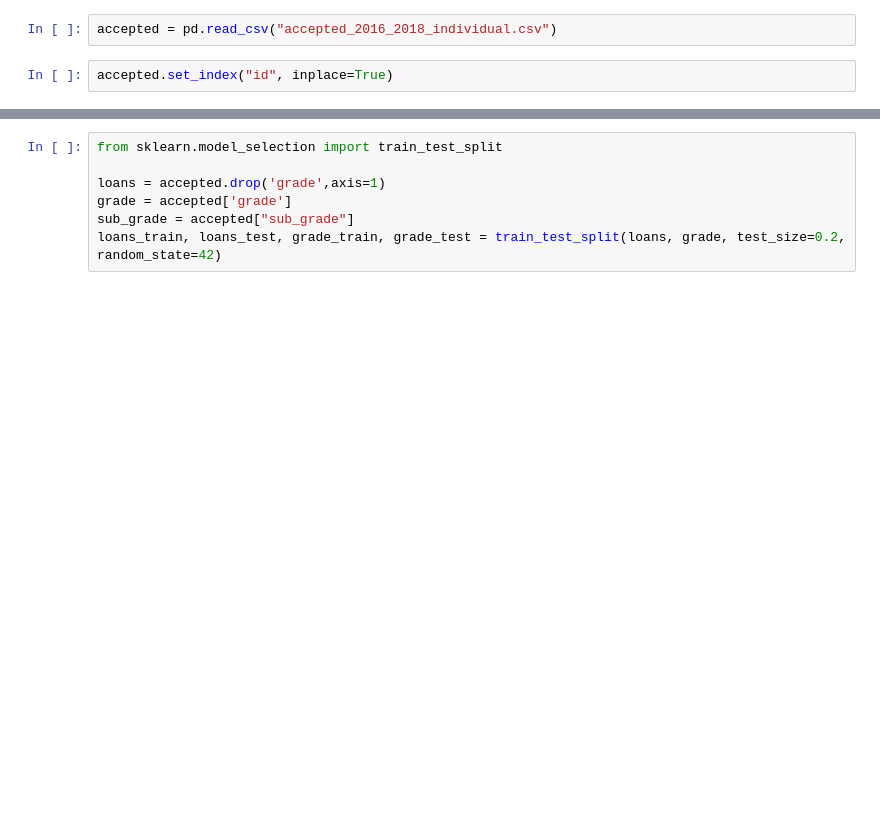
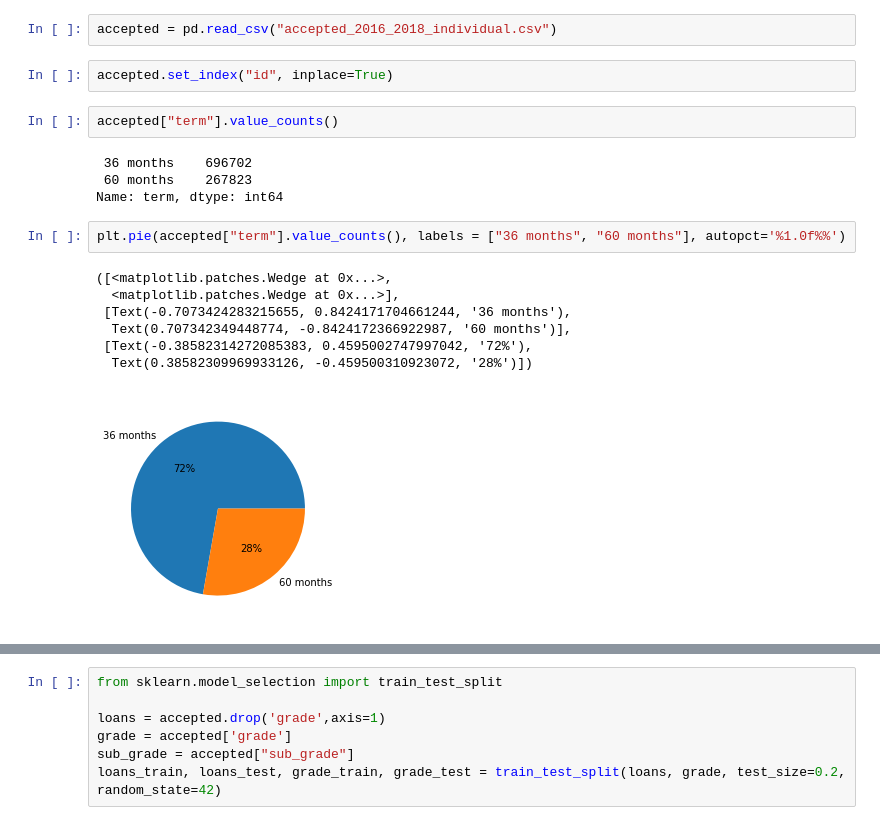
Before and after one commit to VilmaDaukantaite/final_project, a Jupyter notebook: 2016_2018_individual_ML.ipynb, the cells around one changed output, grey strips where cells are left out. Cells and saved outputs as stored; diff of their text form; blank space fills up the shorter version.

Commit message:
added some charts

```diff
--- a/2016_2018_individual_ML.ipynb
+++ b/2016_2018_individual_ML.ipynb
@@ -10,3 +10,19 @@ pd.set_option('display.max_columns', None)
 accepted = pd.read_csv("accepted_2016_2018_individual.csv")
 # %%
 accepted.set_index("id", inplace=True)
+# %%
+accepted["term"].value_counts()
+# %% [output]
+ 36 months    696702
+ 60 months    267823
+Name: term, dtype: int64
+# %%
+plt.pie(accepted["term"].value_counts(), labels = ["36 months", "60 months"], autopct='%1.0f%%')
+# %% [output]
+([<matplotlib.patches.Wedge at 0x...>,
+  <matplotlib.patches.Wedge at 0x...>],
+ [Text(-0.7073424283215655, 0.8424171704661244, '36 months'),
+  Text(0.707342349448774, -0.8424172366922987, '60 months')],
+ [Text(-0.38582314272085383, 0.4595002747997042, '72%'),
+  Text(0.38582309969933126, -0.459500310923072, '28%')])
+[figure, added]
```
Also changed, not shown: parts of 13 cells of this notebook.
